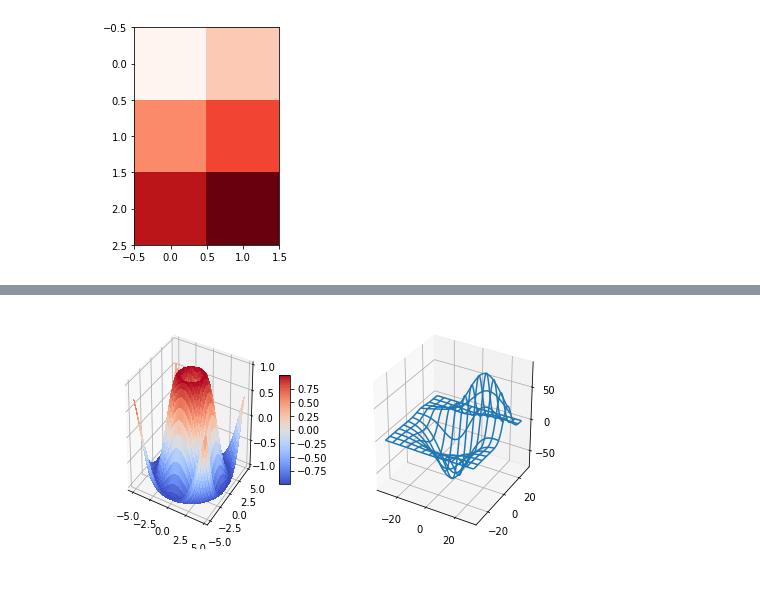
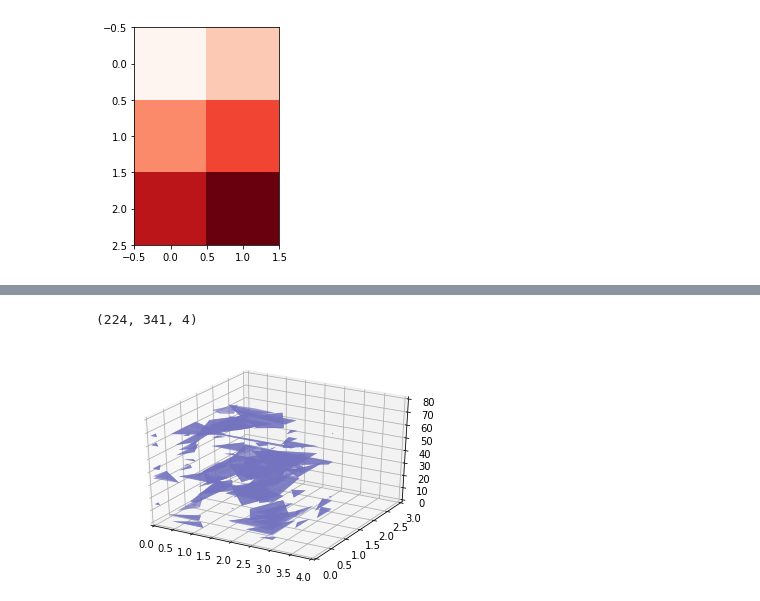
Before and after one commit to hanqingguo/walabotResearch, a Jupyter notebook: time.ipynb, the cells around one changed output, grey strips where cells are left out. Drawn from its saved outputs; the diff is of its cells as text; code cells hidden in the pictures.

```diff
--- a/time.ipynb
+++ b/time.ipynb
@@ -147,11 +151,11 @@ from mpl_toolkits.mplot3d import axes3d
 # %%
-def plot_3d(image, threshold=-300):
+def plot_3d(image, threshold=0.7):
 
     # Position the scan upright,
     # so the head of the patient would be at the top facing the camera
     p = image.transpose(2,1,0)
 
-    verts, faces = measure.marching_cubes_classic(p, level=0.7)
+    verts, faces = measure.marching_cubes_classic(p, level=threshold)
 
     #print(verts, faces)
 
@@ -165,8 +169,20 @@ def plot_3d(image, threshold=-300):
     mesh.set_facecolor(face_color)
     ax.add_collection3d(mesh)
 
+
     ax.set_xlim(0, p.shape[0])
     ax.set_ylim(0, p.shape[1])
     ax.set_zlim(0, p.shape[2])
 
-    plt.show()
+
+    buffer_ = io.BytesIO()
+    plt.savefig(buffer_, format="png", bbox_inches='tight', pad_inches=0)
+    buffer_.seek(0)
+
+    image = PIL.Image.open(buffer_)
+
+    ar = np.asarray(image)
+
+    print(ar.shape)
+
+    return ar
@@ -179,40 +189,5 @@ from mpl_toolkits.mplot3d.art3d import Poly3DCollection
-# %%
-import matplotlib.pyplot as plt
-from mpl_toolkits.mplot3d.axes3d import Axes3D, get_test_data
-from matplotlib import cm
-import numpy as np
-
-
-# set up a figure twice as wide as it is tall
-fig = plt.figure(figsize=plt.figaspect(0.5))
-
-#===============
-#  First subplot
-#===============
-# set up the axes for the first plot
-ax = fig.add_subplot(1, 2, 1, projection='3d')
-
-# plot a 3D surface like in the example mplot3d/surface3d_demo
-X = np.arange(-5, 5, 0.25)
-Y = np.arange(-5, 5, 0.25)
-X, Y = np.meshgrid(X, Y)
-R = np.sqrt(X**2 + Y**2)
-Z = np.sin(R)
-surf = ax.plot_surface(X, Y, Z, rstride=1, cstride=1, cmap=cm.coolwarm,
-                       linewidth=0, antialiased=False)
-ax.set_zlim(-1.01, 1.01)
-fig.colorbar(surf, shrink=0.5, aspect=10)
-
-#===============
-# Second subplot
-#===============
-# set up the axes for the second plot
-ax = fig.add_subplot(1, 2, 2, projection='3d')
-
-# plot a 3D wireframe like in the example mplot3d/wire3d_demo
-X, Y, Z = get_test_data(0.05)
-ax.plot_wireframe(X, Y, Z, rstride=10, cstride=10)
-
-plt.show()
-# %% [output]
-[figure, removed]
+# %%
+ar = plot_3d(img)
+# %% [output]
+(224, 341, 4)
+[figure, added]
```
Also changed, not shown: parts of 13 cells of this notebook, 4 other files.
